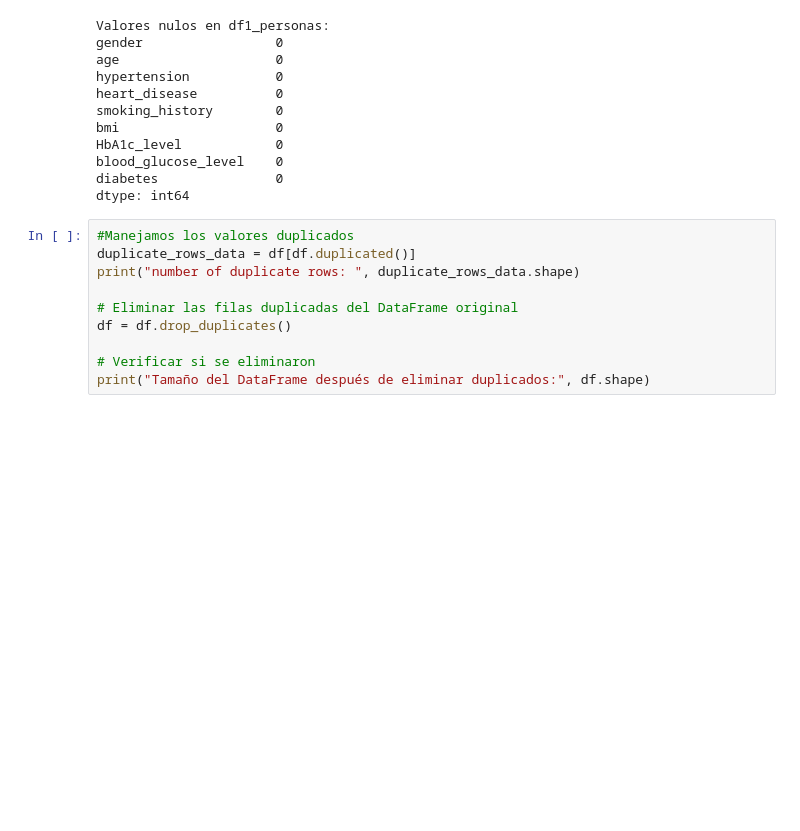
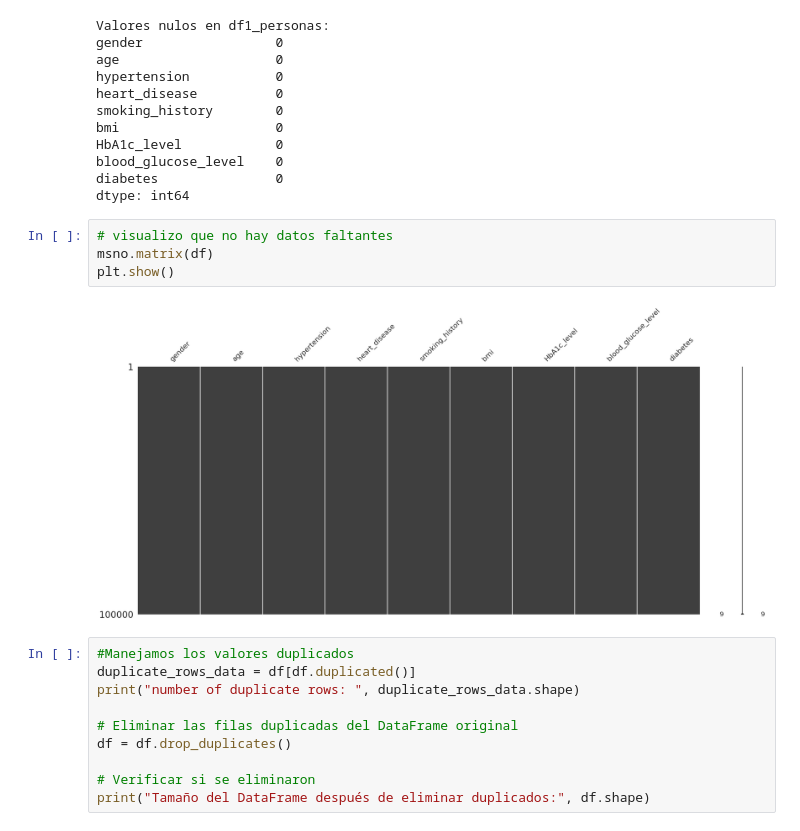
Before and after one commit to rosanahjk/testPublico, a Jupyter notebook: Desafío_Final_Python.ipynb, the cells around one changed output. Cells and saved outputs as stored; diff of their text form; blank space fills up the shorter version.

```diff
--- a/Desafío_Final_Python.ipynb
+++ b/Desafío_Final_Python.ipynb
@@ -147,6 +149,12 @@ HbA1c_level            0
 blood_glucose_level    0
 diabetes               0
 dtype: int64
+# %%
+# visualizo que no hay datos faltantes
+msno.matrix(df)
+plt.show()
+# %% [output]
+[figure, added]
 # %%
 #Manejamos los valores duplicados
 duplicate_rows_data = df[df.duplicated()]
```
Also changed, not shown: parts of 35 cells of this notebook.
